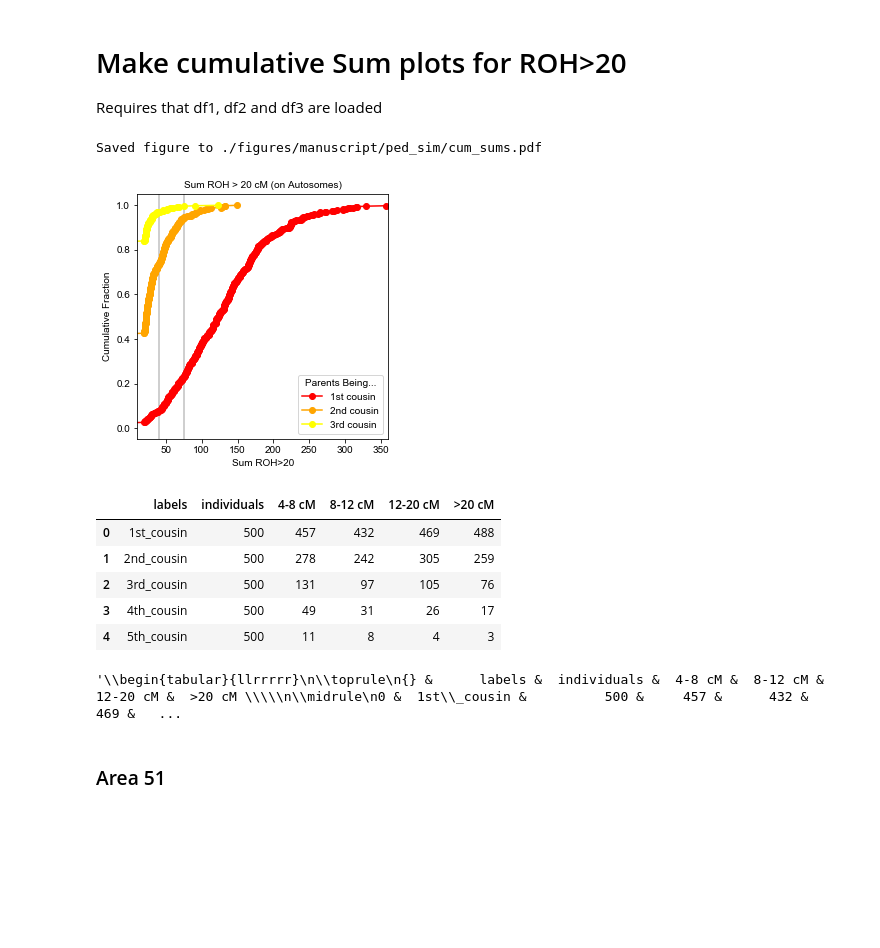
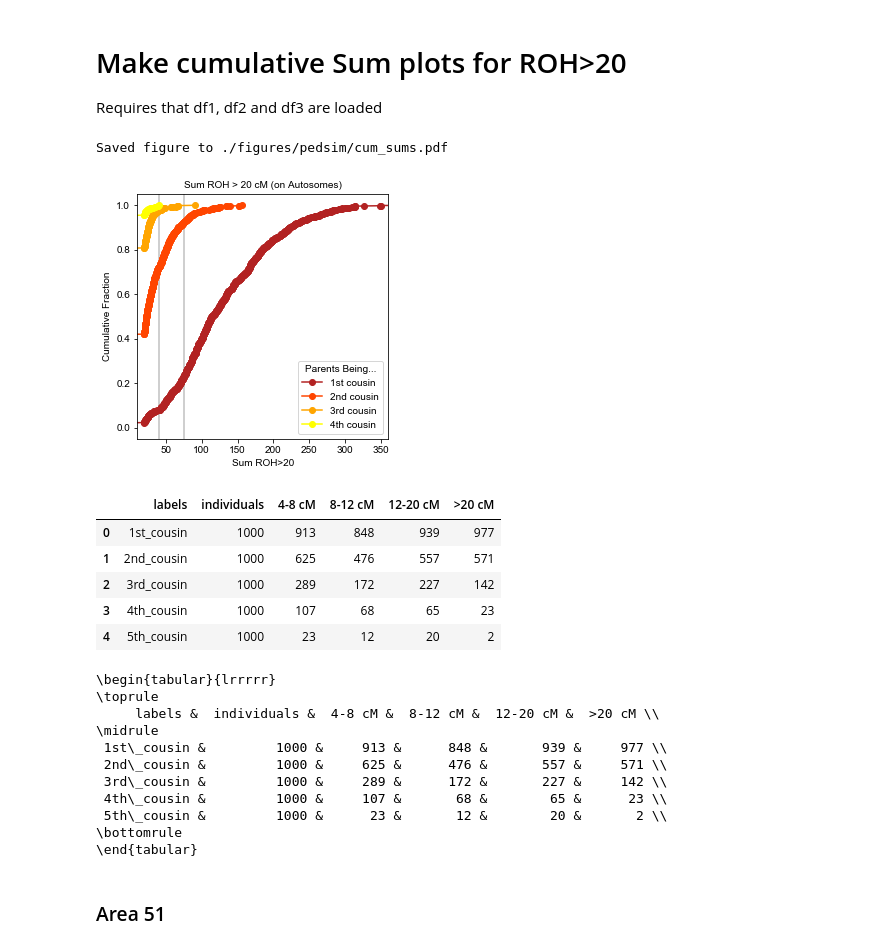
Before and after one commit to hringbauer/hapROH, a Jupyter notebook: Notebooks/AnalyzeData/analyze_ped_sim.ipynb, the cells around one changed output. Drawn from its saved outputs; the diff is of its cells as text; code cells hidden in the pictures; blank space fills up the shorter version.

Commit message:
New Pedsim Plots

```diff
--- a/Notebooks/AnalyzeData/analyze_ped_sim.ipynb
+++ b/Notebooks/AnalyzeData/analyze_ped_sim.ipynb
@@ -288,7 +288,7 @@ def plot_cum_fracs(dfs, figsize = (4.5,4.5),
     for i, df in enumerate(dfs):
         x = df[f"sum_roh>{cm_min}"]
         x = np.sort(x)  # Sort
-        p  = np.arange(1, len(y)+1) / len(y)
+        p  = np.arange(1, len(x)+1) / len(x)
 
         ax.plot(x, p,"ro-", ms=ms, c=colors[i],
                 label=labels[i]) # markeredgecolor="silver"
@@ -396,30 +396,38 @@ Saved figure to ./figures/pedsim/roh_distribution.pdf
 Requires that df1, df2 and df3 are loaded
 # %%
 plot_cum_fracs(dfs = [df1, df2, df3, df4], figsize = (4.5,4.5),
-                    cm_min = 20,
-                    labels = ["1st cousin", "2nd cousin", "3rd cousin", "4th cousin"],
-                    colors = ["red", "orange", "yellow"],
-                    fs = 10, ms = 6,
-                    xlim = [10,360],
-                    vlines = [40, 75],
-                    savepath="./figures/manuscript/ped_sim/cum_sums.pdf")
+               cm_min = 20,
+               labels = ["1st cousin", "2nd cousin", "3rd cousin", "4th cousin"],
+               colors = ["firebrick", "orangered", "orange", "yellow"],
+               fs = 10, ms = 6, xlim = [10,360], vlines = [40, 75],
+               savepath="./figures/pedsim/cum_sums.pdf")
 # %% [output]
-Saved figure to ./figures/manuscript/ped_sim/cum_sums.pdf
+Saved figure to ./figures/pedsim/cum_sums.pdf
-[figure, old version]
+[figure, new version]
 # %%
-df_t = create_summary_df(dfs=[df1, df2, df3, df4, df5], n=500)
+df_t = create_summary_df(dfs=[df1, df2, df3, df4, df5], n=1000)
 df_t
 # %% [output]
 |  | labels | individuals | 4-8 cM | 8-12 cM | 12-20 cM | >20 cM |
-| 0 | 1st_cousin | 500 | 457 | 432 | 469 | 488 |
-| 1 | 2nd_cousin | 500 | 278 | 242 | 305 | 259 |
-| 2 | 3rd_cousin | 500 | 131 | 97 | 105 | 76 |
-| 3 | 4th_cousin | 500 | 49 | 31 | 26 | 17 |
-| 4 | 5th_cousin | 500 | 11 | 8 | 4 | 3 |
+| 0 | 1st_cousin | 1000 | 913 | 848 | 939 | 977 |
+| 1 | 2nd_cousin | 1000 | 625 | 476 | 557 | 571 |
+| 2 | 3rd_cousin | 1000 | 289 | 172 | 227 | 142 |
+| 3 | 4th_cousin | 1000 | 107 | 68 | 65 | 23 |
+| 4 | 5th_cousin | 1000 | 23 | 12 | 20 | 2 |
-# %%
-df_t.to_latex()
-# %% [output]
-'\\begin{tabular}{llrrrrr}\n\\toprule\n{} &      labels &  individuals &  4-8 cM &  8-12 cM &  12-20 cM &  >20 cM \\\\\n\\midrule\n0 &  1st\\_cousin &          500 &     457 &      432 &       469 &   ...
+# %%
+print(df_t.to_latex(index=False))
+# %% [output]
+\begin{tabular}{lrrrrr}
+\toprule
+     labels &  individuals &  4-8 cM &  8-12 cM &  12-20 cM &  >20 cM \\
+\midrule
+ 1st\_cousin &         1000 &     913 &      848 &       939 &     977 \\
+ 2nd\_cousin &         1000 &     625 &      476 &       557 &     571 \\
+ 3rd\_cousin &         1000 &     289 &      172 &       227 &     142 \\
+ 4th\_cousin &         1000 &     107 &       68 &        65 &      23 \\
+ 5th\_cousin &         1000 &      23 &       12 &        20 &       2 \\
+\bottomrule
+\end{tabular}
 # %% [markdown]
 ### Area 51
 # %%
```
Also changed, not shown: parts of 6 cells of this notebook.
